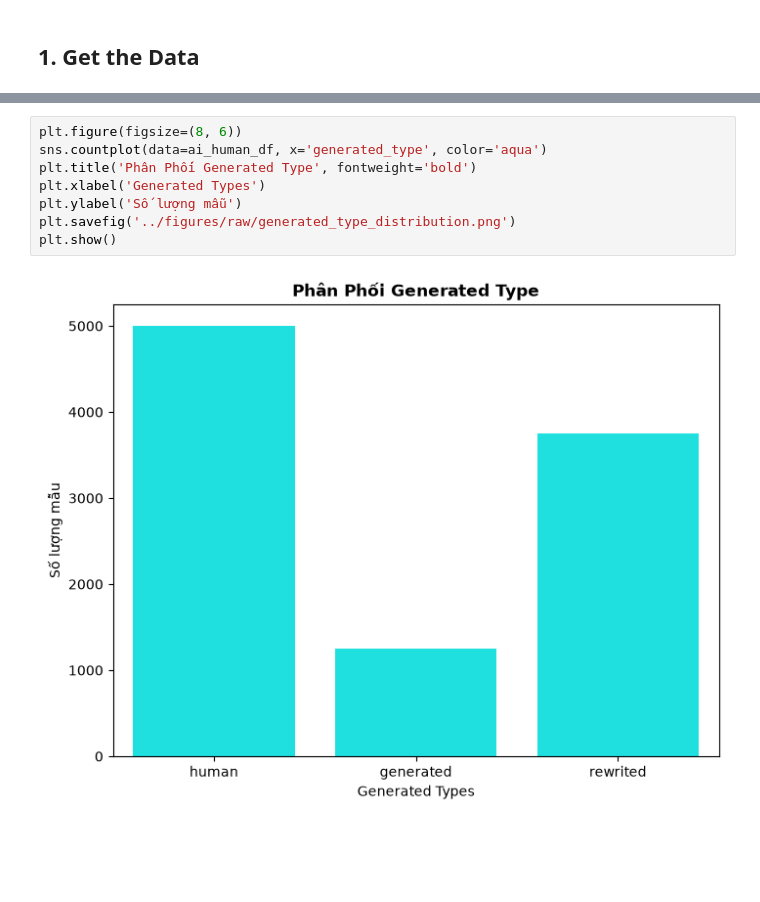
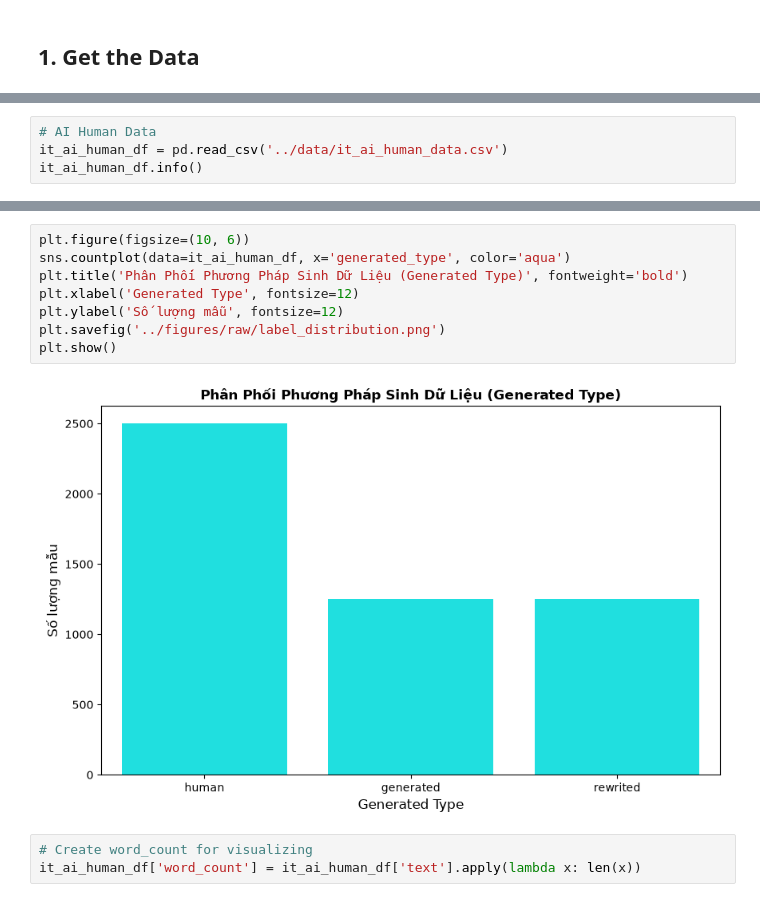
Before and after one commit to deckardLong/ai-content-detection, a Jupyter notebook: notebooks/01_eda.ipynb, the cells around one changed output, grey strips where cells are left out. Drawn from its saved outputs; the diff is of its cells as text; blank space fills up the shorter version.

```diff
--- a/notebooks/01_eda.ipynb
+++ b/notebooks/01_eda.ipynb
@@ -38,0 +9,4 @@ np.int64(6250)
+# %%
+# AI Human Data
+it_ai_human_df = pd.read_csv('../data/it_ai_human_data.csv')
+it_ai_human_df.info()
@@ -89,10 +84,13 @@ plt.show()
 # %%
-plt.figure(figsize=(8, 6))
-sns.countplot(data=ai_human_df, x='generated_type', color='aqua')
-plt.title('Phân Phối Generated Type', fontweight='bold')
-plt.xlabel('Generated Types')
-plt.ylabel('Số lượng mẫu')
-plt.savefig('../figures/raw/generated_type_distribution.png')
+plt.figure(figsize=(10, 6))
+sns.countplot(data=it_ai_human_df, x='generated_type', color='aqua')
+plt.title('Phân Phối Phương Pháp Sinh Dữ Liệu (Generated Type)', fontweight='bold')
+plt.xlabel('Generated Type', fontsize=12)
+plt.ylabel('Số lượng mẫu', fontsize=12)
+plt.savefig('../figures/raw/label_distribution.png')
 plt.show()
 # %% [output]
-[figure, old version]
+[figure, new version]
+# %%
+# Create word_count for visualizing
+it_ai_human_df['word_count'] = it_ai_human_df['text'].apply(lambda x: len(x))
```
Also changed, not shown: parts of 19 cells of this notebook.
